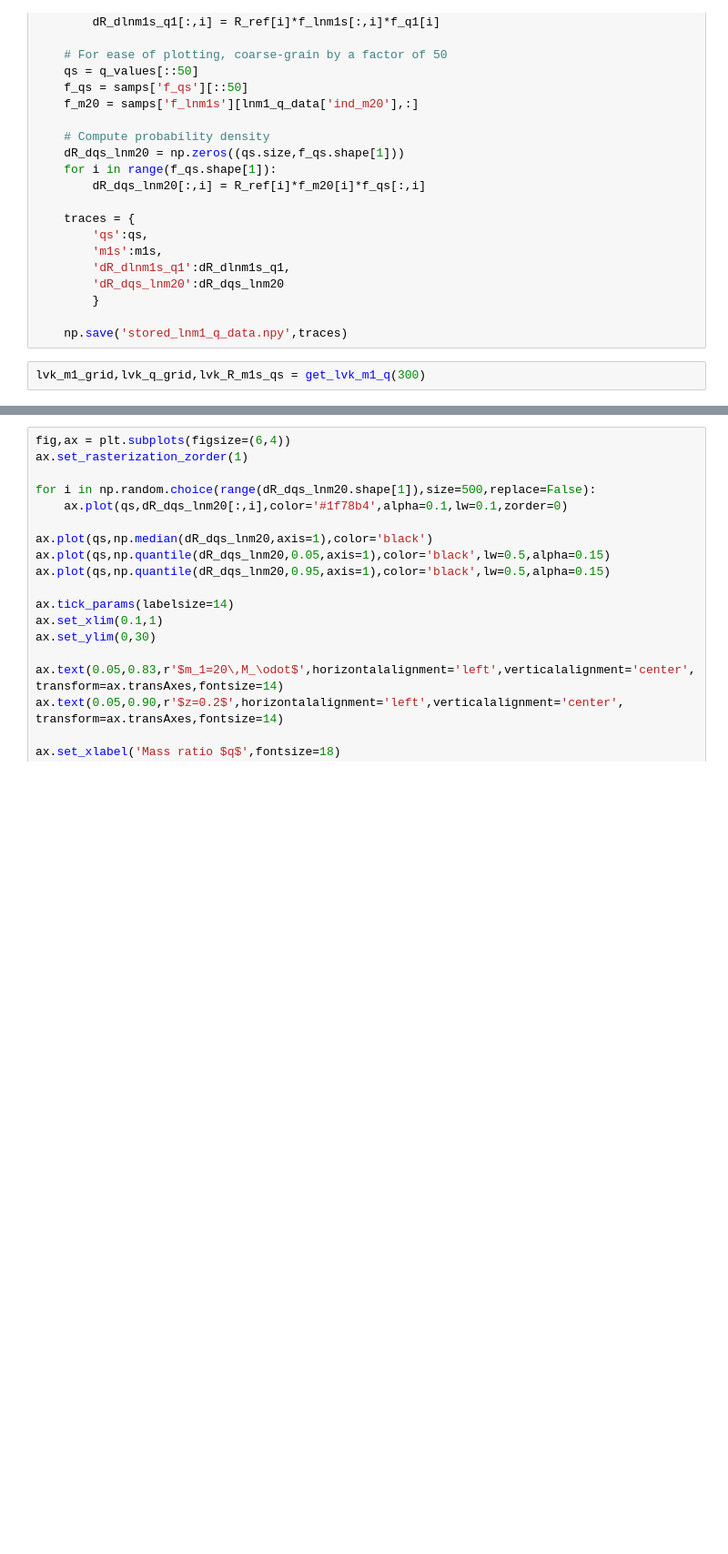
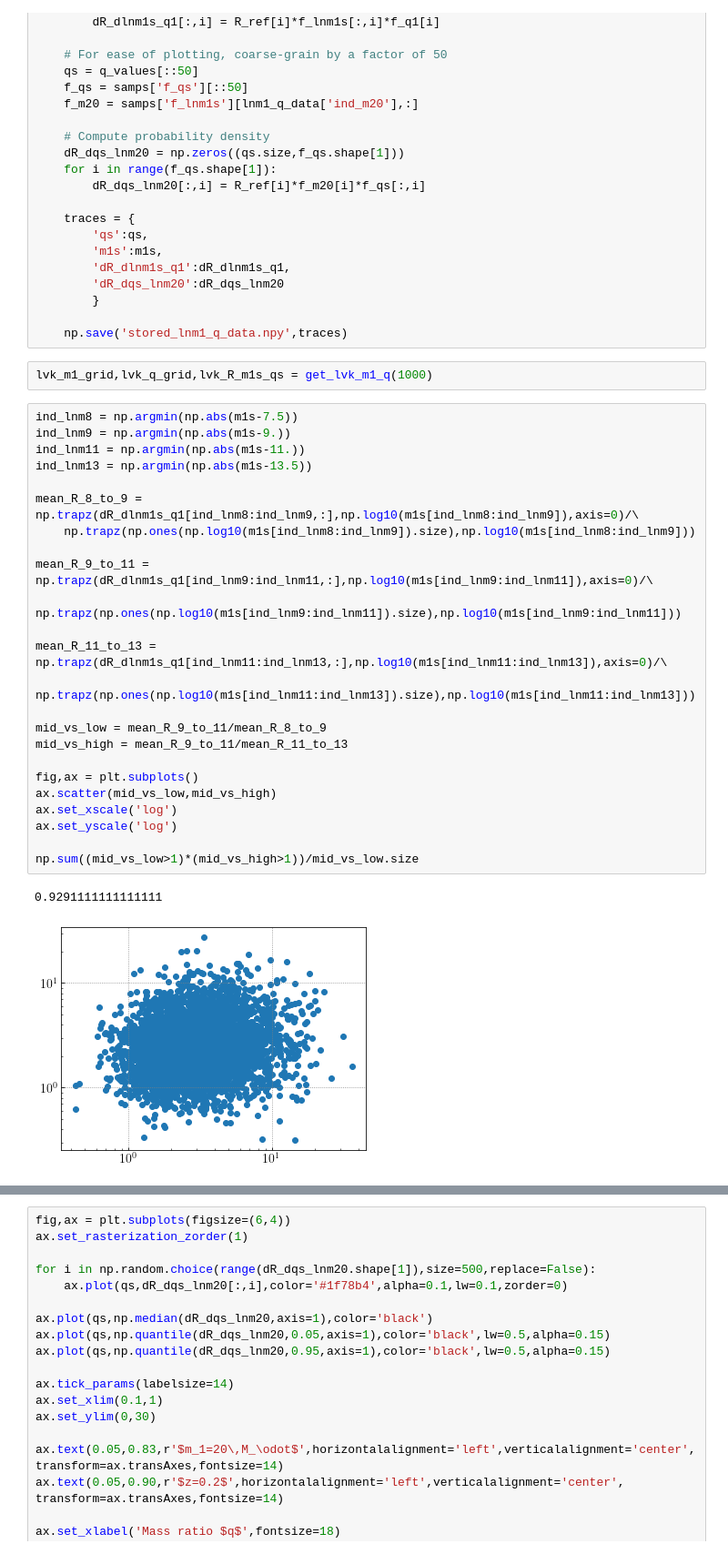
Before and after one commit to tcallister/autoregressive-bbh-inference, a Jupyter notebook: figures/ar_lnm1_q.ipynb, the cells around one changed output, grey strips where cells are left out. Shown: that part at 91% size. Cells and saved outputs as stored; diff of their text form; blank space fills up the shorter version.

```diff
--- a/figures/ar_lnm1_q.ipynb
+++ b/figures/ar_lnm1_q.ipynb
@@ -62,4 +62,31 @@ else:
 
     np.save('stored_lnm1_q_data.npy',traces)
 # %%
-lvk_m1_grid,lvk_q_grid,lvk_R_m1s_qs = get_lvk_m1_q(300)
+lvk_m1_grid,lvk_q_grid,lvk_R_m1s_qs = get_lvk_m1_q(1000)
+# %%
+ind_lnm8 = np.argmin(np.abs(m1s-7.5))
+ind_lnm9 = np.argmin(np.abs(m1s-9.))
+ind_lnm11 = np.argmin(np.abs(m1s-11.))
+ind_lnm13 = np.argmin(np.abs(m1s-13.5))
+
+mean_R_8_to_9 = np.trapz(dR_dlnm1s_q1[ind_lnm8:ind_lnm9,:],np.log10(m1s[ind_lnm8:ind_lnm9]),axis=0)/\
+    np.trapz(np.ones(np.log10(m1s[ind_lnm8:ind_lnm9]).size),np.log10(m1s[ind_lnm8:ind_lnm9]))
+
+mean_R_9_to_11 = np.trapz(dR_dlnm1s_q1[ind_lnm9:ind_lnm11,:],np.log10(m1s[ind_lnm9:ind_lnm11]),axis=0)/\
+    np.trapz(np.ones(np.log10(m1s[ind_lnm9:ind_lnm11]).size),np.log10(m1s[ind_lnm9:ind_lnm11]))
+
+mean_R_11_to_13 = np.trapz(dR_dlnm1s_q1[ind_lnm11:ind_lnm13,:],np.log10(m1s[ind_lnm11:ind_lnm13]),axis=0)/\
+    np.trapz(np.ones(np.log10(m1s[ind_lnm11:ind_lnm13]).size),np.log10(m1s[ind_lnm11:ind_lnm13]))
+
+mid_vs_low = mean_R_9_to_11/mean_R_8_to_9
+mid_vs_high = mean_R_9_to_11/mean_R_11_to_13
+
+fig,ax = plt.subplots()
+ax.scatter(mid_vs_low,mid_vs_high)
+ax.set_xscale('log')
+ax.set_yscale('log')
+
+np.sum((mid_vs_low>1)*(mid_vs_high>1))/mid_vs_low.size
+# %% [output]
+0.9291111111111111
+[figure, added]
```
Also changed, not shown: parts of 12 cells of this notebook, 1 other file.
